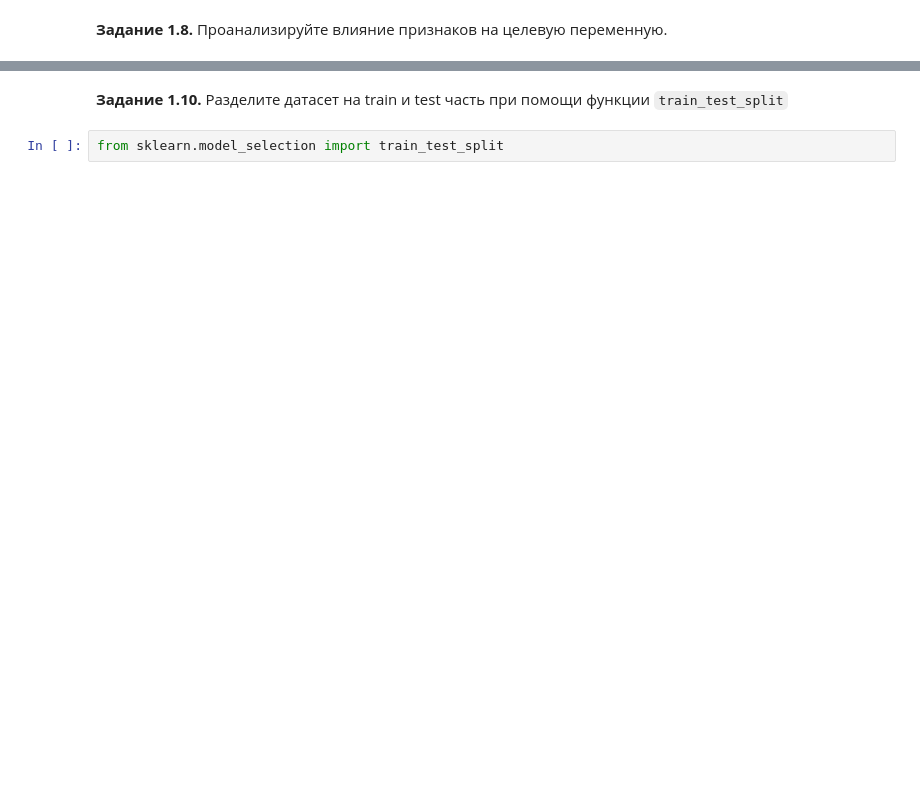
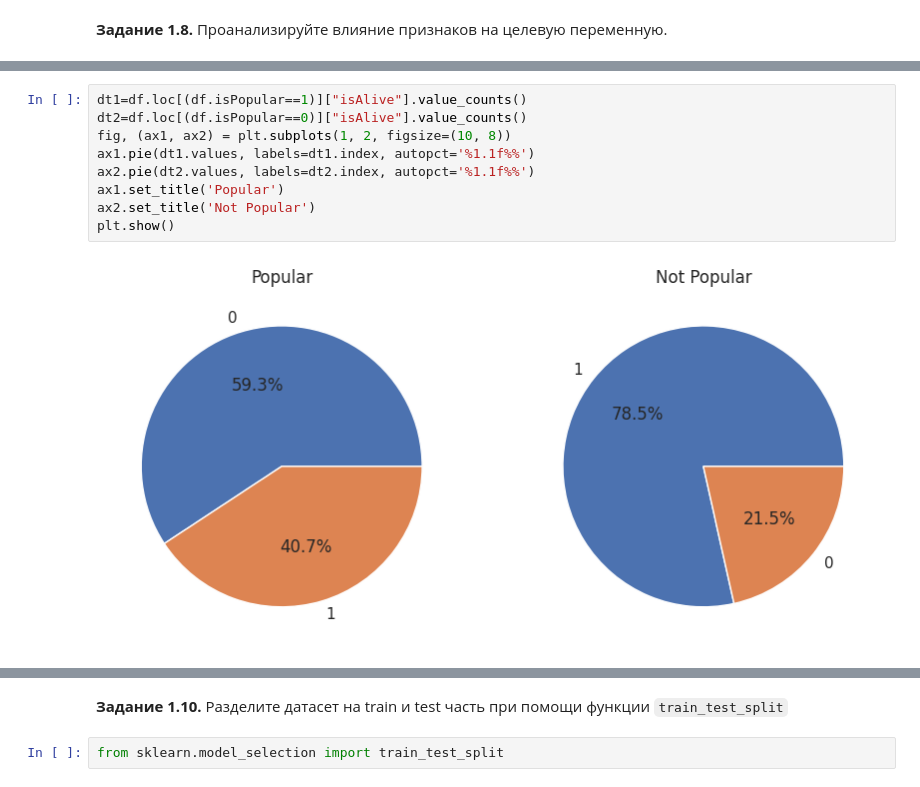
Before and after one commit to tretikoff/DL_pub, a Jupyter notebook: week_01_ml_intro/Homework/hw_1_game_of_thrones.ipynb, the cells around one changed output, grey strips where cells are left out. Cells and saved outputs as stored; diff of their text form; blank space fills up the shorter version.

```diff
--- a/week_01_ml_intro/Homework/hw_1_game_of_thrones.ipynb
+++ b/week_01_ml_intro/Homework/hw_1_game_of_thrones.ipynb
@@ -213,0 +294,11 @@ NameError: name 'df' is not defined
+# %%
+dt1=df.loc[(df.isPopular==1)]["isAlive"].value_counts()
+dt2=df.loc[(df.isPopular==0)]["isAlive"].value_counts()
+fig, (ax1, ax2) = plt.subplots(1, 2, figsize=(10, 8))
+ax1.pie(dt1.values, labels=dt1.index, autopct='%1.1f%%')
+ax2.pie(dt2.values, labels=dt2.index, autopct='%1.1f%%')
+ax1.set_title('Popular')
+ax2.set_title('Not Popular')
+plt.show()
+# %% [output]
+[figure, added]
```
Also changed, not shown: parts of 21 cells of this notebook.
